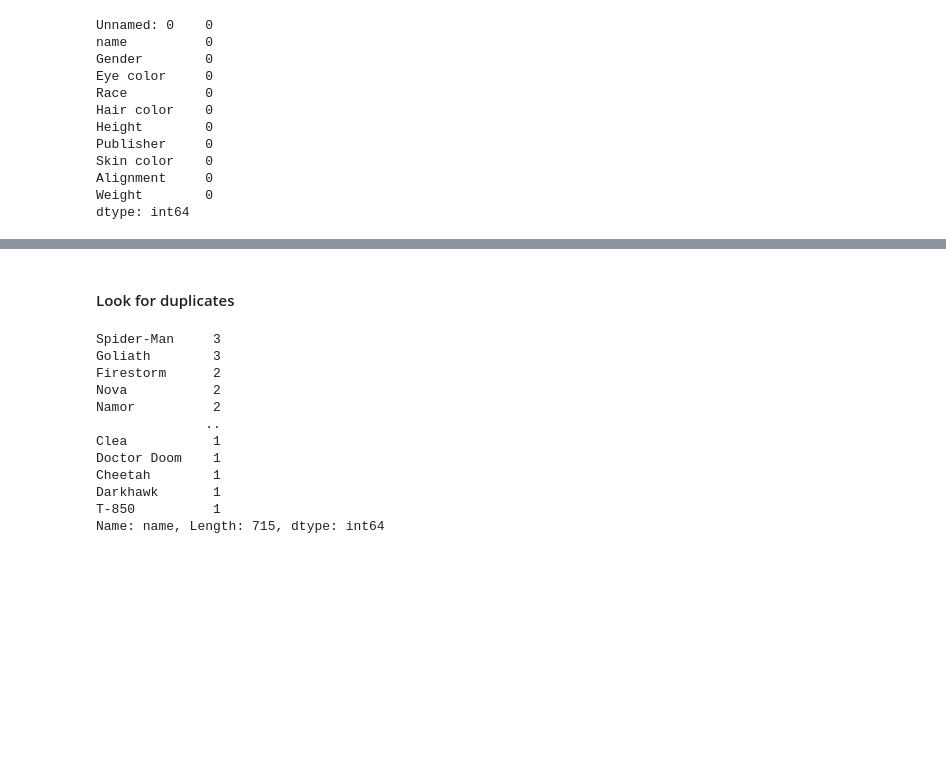
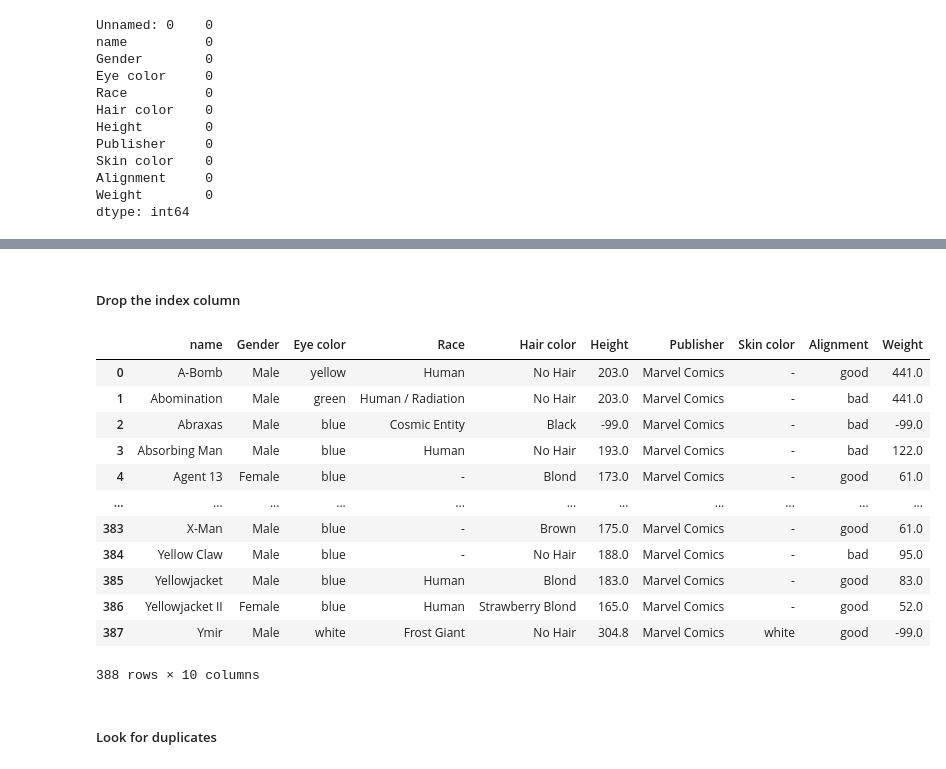
Before and after one commit to sergi0gs/Marvel_vs_DC, a Jupyter notebook: Marvel_vs_DC.ipynb, the cells around one changed output, grey strips where cells are left out. Saved outputs shown, nothing was run; the diff lists cells and outputs as text; code cells hidden in the pictures; blank space fills up the shorter version.

```diff
--- a/Marvel_vs_DC.ipynb
+++ b/Marvel_vs_DC.ipynb
@@ -120,17 +202,21 @@ heroes_information_marvel_clean
+# %% [markdown]
+##### Drop the index column
+# %%
+heroes_information_marvel_clean.drop(['index'],axis=1, inplace= True)
+heroes_information_marvel_clean
+# %% [output]
+|  | name | Gender | Eye color | Race | Hair color | Height | Publisher | Skin color | Alignment | Weight |
+| 0 | A-Bomb | Male | yellow | Human | No Hair | 203.0 | Marvel Comics | - | good | 441.0 |
+| 1 | Abomination | Male | green | Human / Radiation | No Hair | 203.0 | Marvel Comics | - | bad | 441.0 |
+| 2 | Abraxas | Male | blue | Cosmic Entity | Black | -99.0 | Marvel Comics | - | bad | -99.0 |
+| 3 | Absorbing Man | Male | blue | Human | No Hair | 193.0 | Marvel Comics | - | bad | 122.0 |
+| 4 | Agent 13 | Female | blue | - | Blond | 173.0 | Marvel Comics | - | good | 61.0 |
+| ... | ... | ... | ... | ... | ... | ... | ... | ... | ... | ... |
+| 383 | X-Man | Male | blue | - | Brown | 175.0 | Marvel Comics | - | good | 61.0 |
+| 384 | Yellow Claw | Male | blue | - | No Hair | 188.0 | Marvel Comics | - | bad | 95.0 |
+| 385 | Yellowjacket | Male | blue | Human | Blond | 183.0 | Marvel Comics | - | good | 83.0 |
+| 386 | Yellowjacket II | Female | blue | Human | Strawberry Blond | 165.0 | Marvel Comics | - | good | 52.0 |
+| 387 | Ymir | Male | white | Frost Giant | No Hair | 304.8 | Marvel Comics | white | good | -99.0 |
+388 rows × 10 columns
 # %% [markdown]
-#### Look for duplicates
+##### Look for duplicates
-# %%
-heroes_information['name'].value_counts()
-# %% [output]
-Spider-Man     3
-Goliath        3
-Firestorm      2
-Nova           2
-Namor          2
-              ..
-Clea           1
-Doctor Doom    1
-Cheetah        1
-Darkhawk       1
-T-850          1
-Name: name, Length: 715, dtype: int64
```
Also changed, not shown: parts of 10 cells of this notebook.
